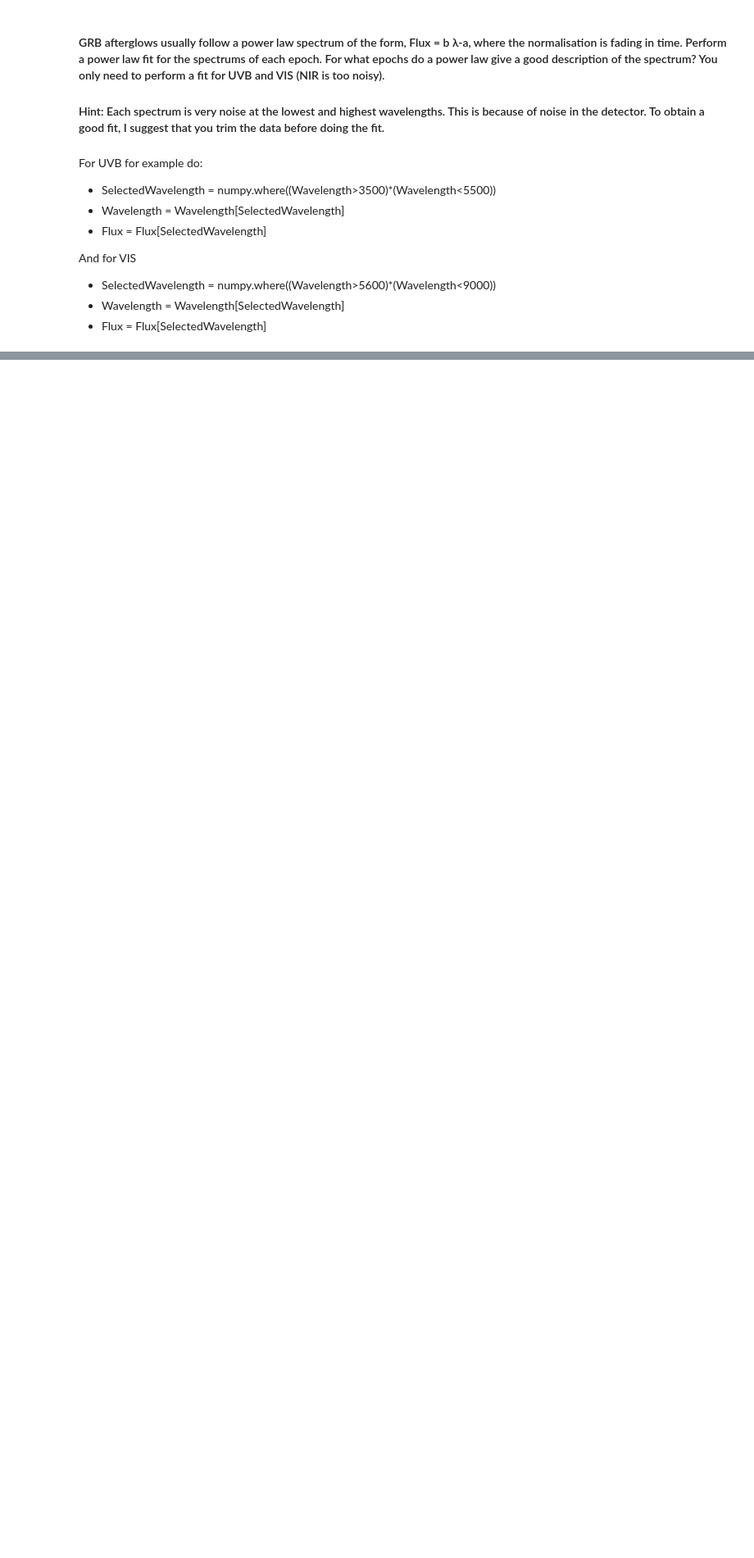
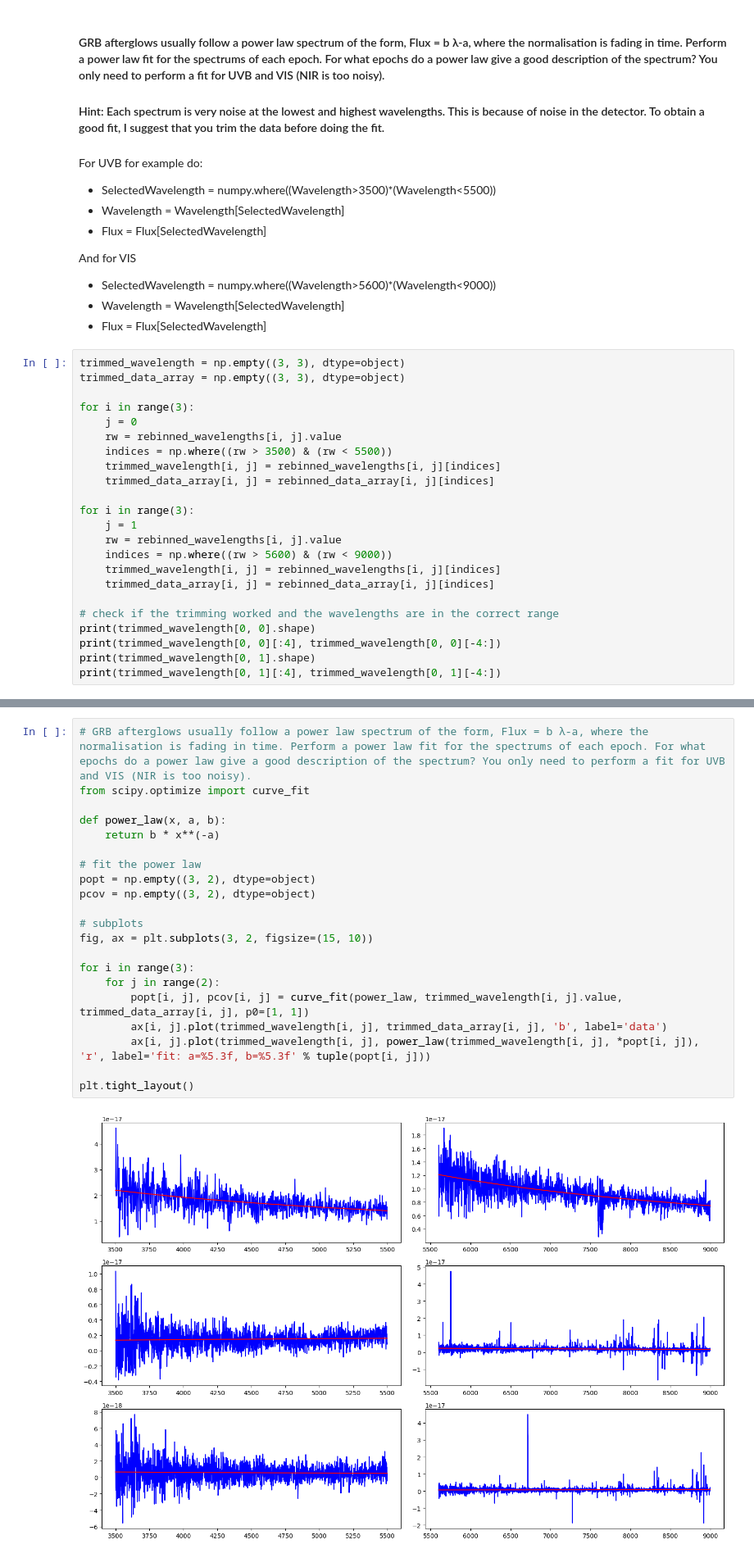
Before and after one commit to AstroSeha/SS2024, a Jupyter notebook: Computational Astrophysics: Advanced Programming/exB_GRB_SN.ipynb, the cells around one changed output, grey strips where cells are left out. Shown at 82% size. Saved outputs shown, nothing was run; the diff lists cells and outputs as text; blank space fills up the shorter version.

```diff
--- a/Computational Astrophysics: Advanced Programming/exB_GRB_SN.ipynb
+++ b/Computational Astrophysics: Advanced Programming/exB_GRB_SN.ipynb
@@ -314,3 +314,26 @@ And for VIS
 - SelectedWavelength = numpy.where((Wavelength>5600)*(Wavelength<9000))
 - Wavelength = Wavelength[SelectedWavelength]
 - Flux = Flux[SelectedWavelength]
+# %%
+trimmed_wavelength = np.empty((3, 3), dtype=object)
+trimmed_data_array = np.empty((3, 3), dtype=object)
+
+for i in range(3):
+    j = 0
+    rw = rebinned_wavelengths[i, j].value
+    indices = np.where((rw > 3500) & (rw < 5500))
+    trimmed_wavelength[i, j] = rebinned_wavelengths[i, j][indices]
+    trimmed_data_array[i, j] = rebinned_data_array[i, j][indices]
+
+for i in range(3):
+    j = 1
+    rw = rebinned_wavelengths[i, j].value
+    indices = np.where((rw > 5600) & (rw < 9000))
+    trimmed_wavelength[i, j] = rebinned_wavelengths[i, j][indices]
+    trimmed_data_array[i, j] = rebinned_data_array[i, j][indices]
+
+# check if the trimming worked and the wavelengths are in the correct range
+print(trimmed_wavelength[0, 0].shape)
+print(trimmed_wavelength[0, 0][:4], trimmed_wavelength[0, 0][-4:])
+print(trimmed_wavelength[0, 1].shape)
+print(trimmed_wavelength[0, 1][:4], trimmed_wavelength[0, 1][-4:])
@@ -316,0 +345,23 @@ And for VIS
+# %%
+# GRB afterglows usually follow a power law spectrum of the form, Flux = b λ-a, where the normalisation is fading in time. Perform a power law fit for the spectrums of each epoch. For what epochs do a power law give a good description of the spectrum? You only need to perform a fit for UVB and VIS (NIR is too noisy).
+from scipy.optimize import curve_fit
+
+def power_law(x, a, b):
+    return b * x**(-a)
+
+# fit the power law
+popt = np.empty((3, 2), dtype=object)
+pcov = np.empty((3, 2), dtype=object)
+
+# subplots
+fig, ax = plt.subplots(3, 2, figsize=(15, 10))
+
+for i in range(3):
+    for j in range(2):
+        popt[i, j], pcov[i, j] = curve_fit(power_law, trimmed_wavelength[i, j].value, trimmed_data_array[i, j], p0=[1, 1])
+        ax[i, j].plot(trimmed_wavelength[i, j], trimmed_data_array[i, j], 'b', label='data')
+        ax[i, j].plot(trimmed_wavelength[i, j], power_law(trimmed_wavelength[i, j], *popt[i, j]), 'r', label='fit: a=%5.3f, b=%5.3f' % tuple(popt[i, j]))
+
+plt.tight_layout()
+# %% [output]
+[figure, added]
```
Also changed, not shown: parts of 1 cell of this notebook, 2 other files.
